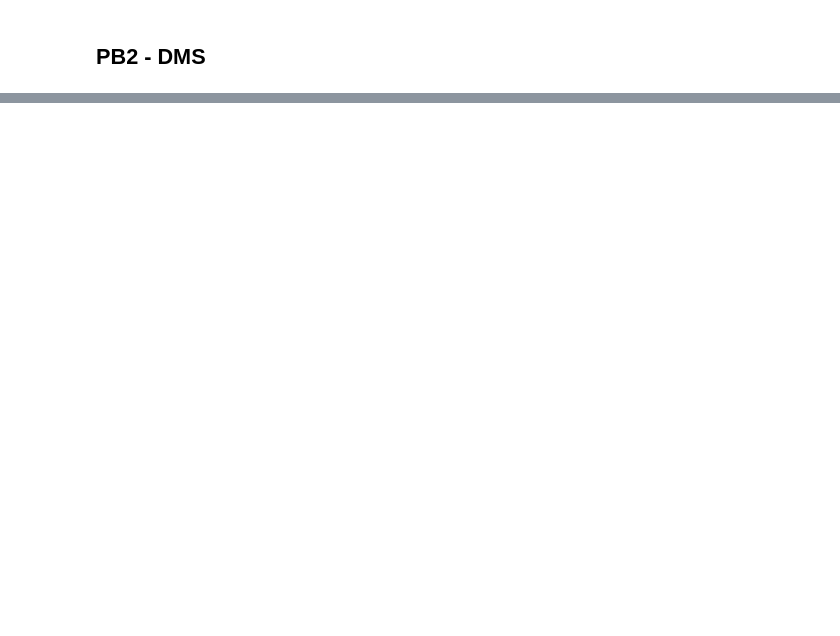
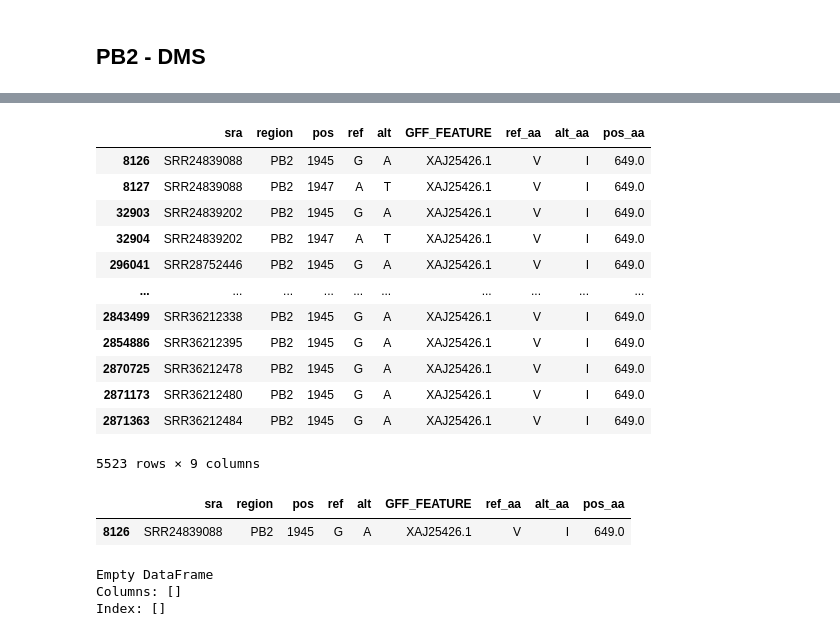
Before and after one commit to yutiachen5/bjorn_rep, a Jupyter notebook: output/sanity_check.ipynb, the cells around one changed output, grey strips where cells are left out. Saved outputs shown, nothing was run; the diff lists cells and outputs as text; code cells hidden in the pictures; blank space fills up the shorter version.

Commit message:
fix bugs in translation of codon with ambiguous aa

```diff
--- a/output/sanity_check.ipynb
+++ b/output/sanity_check.ipynb
@@ -218,0 +209,20 @@ tmp2.loc[(tmp2["GFF_FEATURE"] == "XAJ25426.1") & (tmp2["ref_aa"] == "D") & (tmp2
+# %%
+tmp1 = (pb2_gf[~pb2_gf["alt"].isin(ambiguous_nuc) ]
+        .drop(columns=["ref_codon", "alt_codon"])
+        .sort_values(by=["sra", "pos", "GFF_FEATURE"])
+        .reset_index(drop=True)
+)
+
+
+pb2_mm.loc[(pb2_mm["ref_aa"] == "X") | (pb2_mm["alt_aa"] == "X"), ["GFF_FEATURE", "ref_aa", "alt_aa", "pos_aa"]] = np.nan
+tmp2 = (pb2_mm[~pb2_mm["alt"].isin(ambiguous_nuc)]
+        .drop(columns=["ref_codon", "alt_codon"])
+        .sort_values(by=["sra", "pos", "GFF_FEATURE"])
+        .drop_duplicates()
+        .reset_index(drop=True)
+)
+
+print(len(tmp1))
+print(len(tmp2))
+
+tmp1.compare(tmp2, keep_equal=True)
@@ -227,16 +245,16 @@ pos_mismatch.sort_values(by=["gap"], ascending=False)
 # %%
-tmp1 = (pb2_old[(~pb2_old["alt"].isin(ambiguous_nuc)) & (~pb2_old["alt"].str.startswith("+"))] # ins from gofasta sam variants??
-        .drop(columns=["ref_codon", "alt_codon"])
-        .sort_values(by=["sra", "pos"])
-        .reset_index(drop=True)
-)
-tmp2 = (pb2_mm[~pb2_mm["alt"].isin(ambiguous_nuc)]
-        .drop(columns=["ref_codon", "alt_codon"])
-        .sort_values(by=["sra", "pos"])
-        .reset_index(drop=True)
-)
+# tmp1 = (pb2_old[(~pb2_old["alt"].isin(ambiguous_nuc)) & (~pb2_old["alt"].str.startswith("+"))] # ins from gofasta sam variants??
+#         .drop(columns=["ref_codon", "alt_codon"])
+#         .sort_values(by=["sra", "pos", "GFF_FEATURE"])
+#         .reset_index(drop=True)
+# )
+# tmp2 = (pb2_mm[~pb2_mm["alt"].isin(ambiguous_nuc)]
+#         .drop(columns=["ref_codon", "alt_codon"])
+#         .sort_values(by=["sra", "pos", "GFF_FEATURE"])
+#         .reset_index(drop=True)
+# )
 
-tmp1.compare(tmp2, keep_equal=True)
+# tmp1.compare(tmp2, keep_equal=True)
 # %%
 common_set = get_common_seqs(cy_gf_dir+"alignment.fasta", cy_mm_dir+"alignment.fasta")
 
@@ -255,13 +277,41 @@ pos_mismatch
+# %%
+tmp1.loc[(tmp1["GFF_FEATURE"] == "XAJ25426.1") & (tmp1["ref_aa"] == "V") & (tmp1["alt_aa"] == "I") & (tmp1["pos_aa"] == 649), :]
+# %% [output]
+|  | sra | region | pos | ref | alt | GFF_FEATURE | ref_aa | alt_aa | pos_aa |
+| 8126 | SRR24839088 | PB2 | 1945 | G | A | XAJ25426.1 | V | I | 649.0 |
+| 8127 | SRR24839088 | PB2 | 1947 | A | T | XAJ25426.1 | V | I | 649.0 |
+| 32903 | SRR24839202 | PB2 | 1945 | G | A | XAJ25426.1 | V | I | 649.0 |
+| 32904 | SRR24839202 | PB2 | 1947 | A | T | XAJ25426.1 | V | I | 649.0 |
+| 296041 | SRR28752446 | PB2 | 1945 | G | A | XAJ25426.1 | V | I | 649.0 |
+| ... | ... | ... | ... | ... | ... | ... | ... | ... | ... |
+| 2843499 | SRR36212338 | PB2 | 1945 | G | A | XAJ25426.1 | V | I | 649.0 |
+| 2854886 | SRR36212395 | PB2 | 1945 | G | A | XAJ25426.1 | V | I | 649.0 |
+| 2870725 | SRR36212478 | PB2 | 1945 | G | A | XAJ25426.1 | V | I | 649.0 |
+| 2871173 | SRR36212480 | PB2 | 1945 | G | A | XAJ25426.1 | V | I | 649.0 |
+| 2871363 | SRR36212484 | PB2 | 1945 | G | A | XAJ25426.1 | V | I | 649.0 |
+5523 rows × 9 columns
+# %%
+tmp2.loc[(tmp2["sra"] == "SRR24839088") & (tmp2["pos"] == 1945), :]
+# %% [output]
+|  | sra | region | pos | ref | alt | GFF_FEATURE | ref_aa | alt_aa | pos_aa |
+| 8126 | SRR24839088 | PB2 | 1945 | G | A | XAJ25426.1 | V | I | 649.0 |
 # %%
 tmp1 = (cy_gf_filtered[~cy_gf_filtered["alt"].isin(ambiguous_nuc)]
         .drop(columns=["ref_codon", "alt_codon"])
-        .sort_values(by=["sra", "pos"])
+        .sort_values(by=["sra", "pos", "GFF_FEATURE"])
         .reset_index(drop=True)
 )
+
+cy_mm_filtered.loc[(cy_mm_filtered["ref_aa"] == "X") | (cy_mm_filtered["alt_aa"] == "X"), ["GFF_FEATURE", "ref_aa", "alt_aa", "pos_aa"]] = np.nan
 tmp2 = (cy_mm_filtered[~cy_mm_filtered["alt"].isin(ambiguous_nuc)]
         .drop(columns=["ref_codon", "alt_codon"])
-        .sort_values(by=["sra", "pos"])
+        .sort_values(by=["sra", "pos", "GFF_FEATURE"])
+        .drop_duplicates()
         .reset_index(drop=True)
 )
 
 tmp1.compare(tmp2, keep_equal=True)
+# %% [output]
+Empty DataFrame
+Columns: []
+Index: []
```
Also changed, not shown: parts of 19 cells of this notebook, 4 other files.
